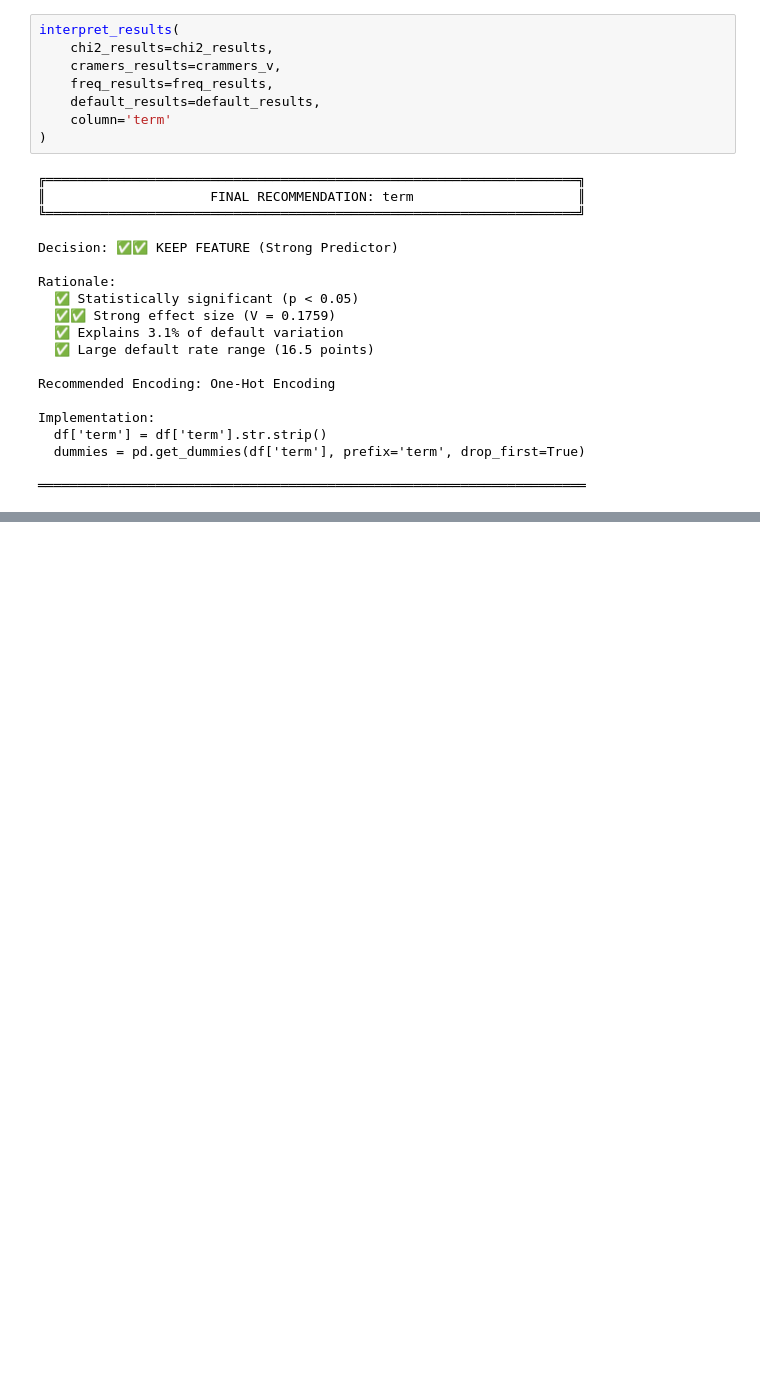
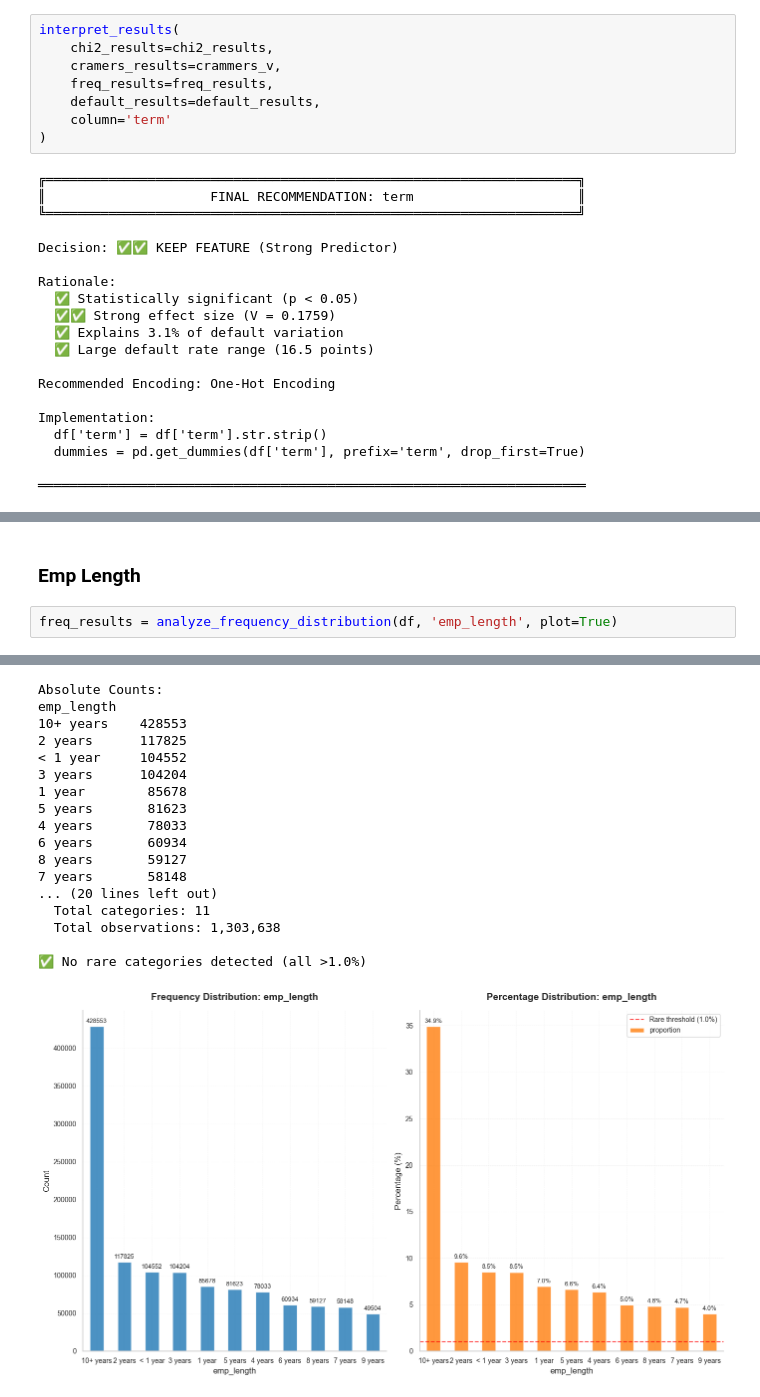
Before and after one commit to salman7420/credit-risk-model, a Jupyter notebook: notebooks/02_univariate_eda_categorical.ipynb, the cells around one changed output, grey strips where cells are left out. Drawn from its saved outputs; the diff is of its cells as text; blank space fills up the shorter version.

```diff
--- a/notebooks/02_univariate_eda_categorical.ipynb
+++ b/notebooks/02_univariate_eda_categorical.ipynb
@@ -199,0 +236,5 @@ check_missing_values = check_missing_values(df, 'term')
+# %% [markdown]
+### Emp Length
+# %%
+freq_results = analyze_frequency_distribution(df, 'emp_length', plot=True)
+# %% [output]
@@ -199,0 +245,18 @@ check_missing_values = check_missing_values(df, 'term')
+Absolute Counts:
+emp_length
+10+ years    428553
+2 years      117825
+< 1 year     104552
+3 years      104204
+1 year        85678
+5 years       81623
+4 years       78033
+6 years       60934
+8 years       59127
+7 years       58148
+... (20 lines left out)
+  Total categories: 11
+  Total observations: 1,303,638
+
+✅ No rare categories detected (all >1.0%)
+[figure, added]
```
Also changed, not shown: parts of 38 cells of this notebook, 1 other file.
